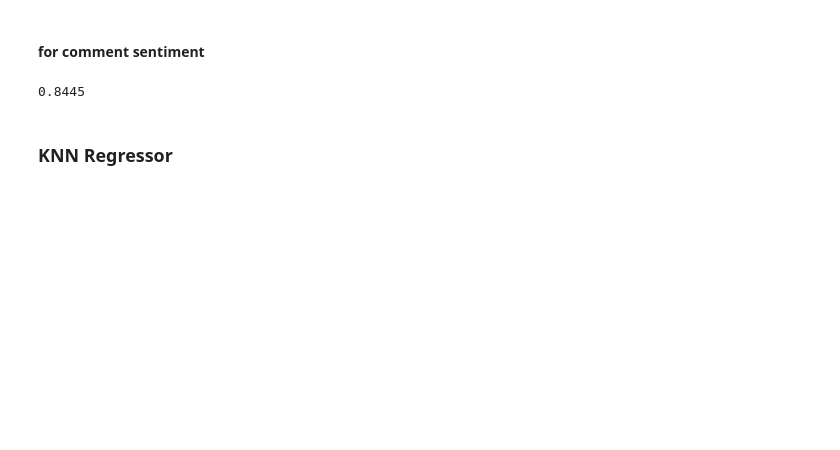
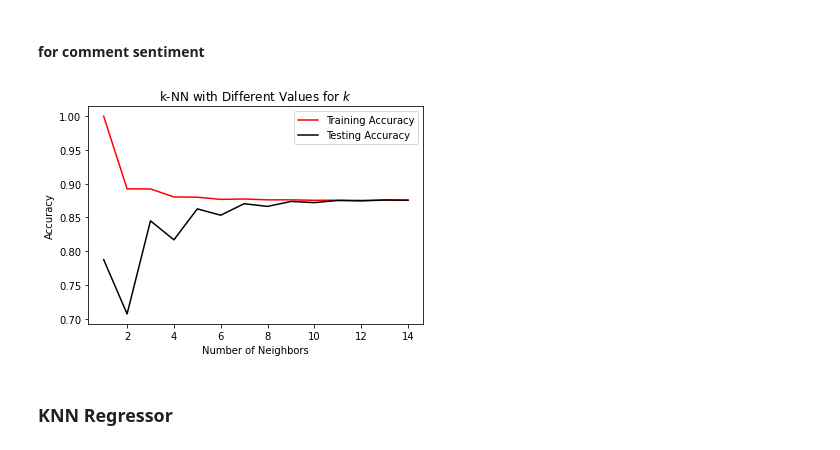
Before and after one commit to shahabbadihi/IT, a Jupyter notebook: colabrative.ipynb, the cells around one changed output. Drawn from its saved outputs; the diff is of its cells as text; code cells hidden in the pictures; blank space fills up the shorter version.

```diff
--- a/colabrative.ipynb
+++ b/colabrative.ipynb
@@ -83,24 +119,30 @@ accuracy_score(list(y_test.values), predictions)
 # %%
 # Create features and target
 X = df[['product_id', 'user_id', 'cart_id']]
 # X = df.select_dtypes(exclude='object')
 y = df.comment_sentiment
 
 # Create training and test sets
 X_train, X_test, y_train, y_test = train_test_split(X, y, test_size=.3)
 
 # Initialize a model with 5 neighbors
 knn = KNeighborsClassifier(n_neighbors=3)
 
 # Fit and predict
 y_train=y_train.astype('int')
 knn.fit(X_train, y_train)
 
 predictions = knn.predict(X_test)
 
-accuracy_score(list(y_test.values), predictions)
+print(accuracy_score(list(y_test.values), predictions))
+
+
+# Create possible values for k
+neighbors = np.arange(1, 15)
+
+plot_complexity_curve(neighbors, KNeighborsClassifier, X_train, X_test, y_train, y_test)
 # %% [output]
-0.8445
+[figure, added]
 # %% [markdown]
 ### KNN Regressor
 # %%
```
Also changed, not shown: parts of 5 cells of this notebook.
